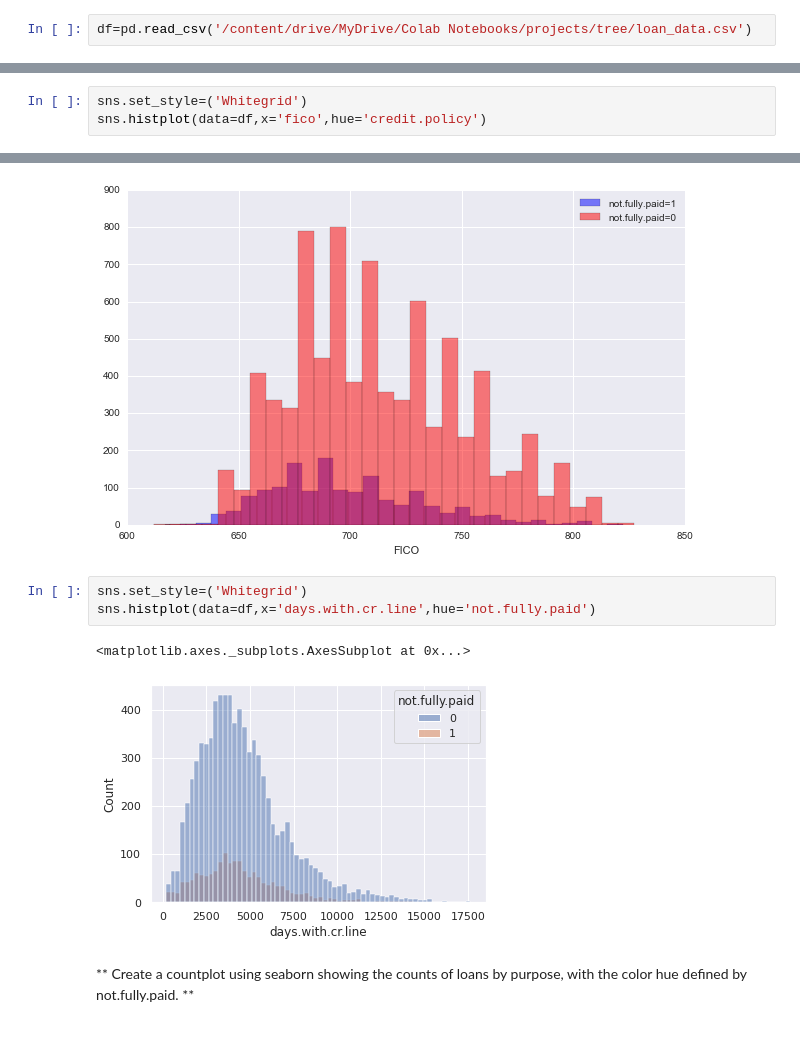
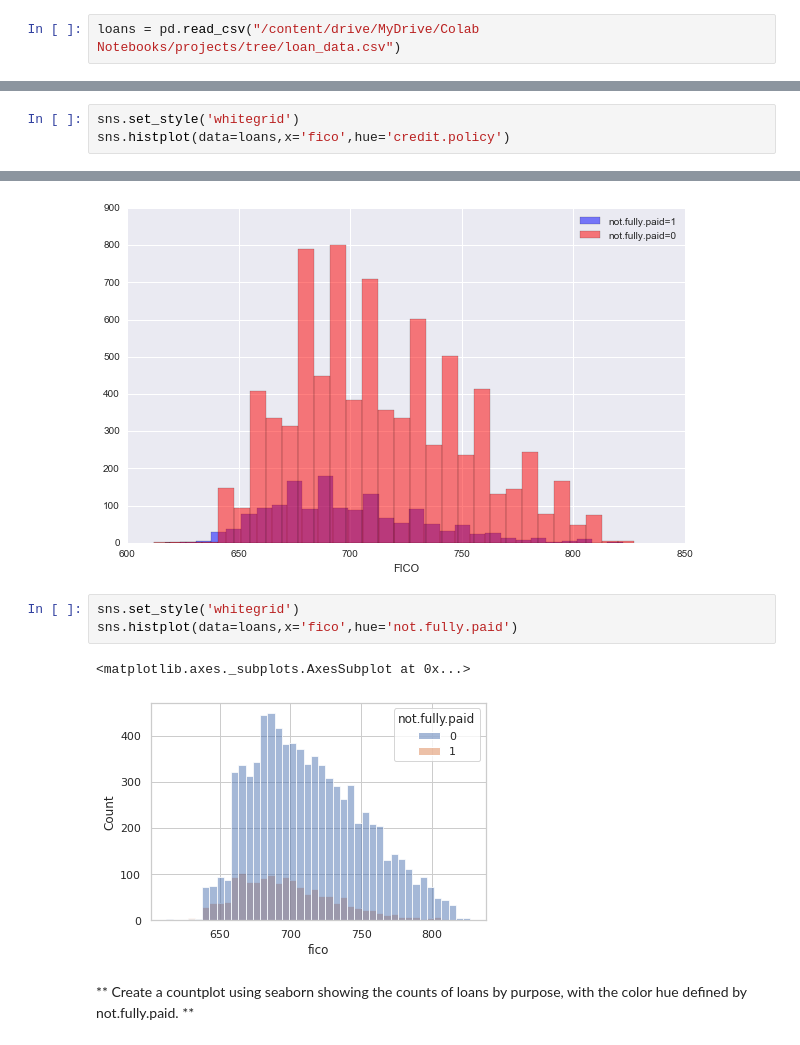
Before and after one commit to leejyy/Assignment, a Jupyter notebook: Decision_Trees_and_Random_Forest_Project.ipynb, the cells around one changed output, grey strips where cells are left out. Drawn from its saved outputs; the diff is of its cells as text.

```diff
--- a/Decision_Trees_and_Random_Forest_Project.ipynb
+++ b/Decision_Trees_and_Random_Forest_Project.ipynb
@@ -39,4 +39,4 @@ sns.set()
 
 ** Use pandas to read loan_data.csv as a dataframe called loans.**
 # %%
-df=pd.read_csv('/content/drive/MyDrive/Colab Notebooks/projects/tree/loan_data.csv')
+loans = pd.read_csv("/content/drive/MyDrive/Colab Notebooks/projects/tree/loan_data.csv")
@@ -91,3 +115,6 @@ Let's do some data visualization! We'll use seaborn and pandas built-in plotting
 ** Create a histogram of two FICO distributions on top of each other, one for each credit.policy outcome.**
 
 *Note: This is pretty tricky, feel free to wait a bit and reference the solutions. You'll probably need one line of code for each histogram, I also recommend just using pandas built in .hist()*
+# %%
+sns.set_style('whitegrid')
+sns.histplot(data=loans,x='fico',hue='credit.policy')
@@ -95,6 +125,3 @@ Let's do some data visualization! We'll use seaborn and pandas built-in plotting
 # %% [output]
 <matplotlib.text.Text at 0x...>
 [figure]
-# %%
-sns.set_style=('Whitegrid')
-sns.histplot(data=df,x='fico',hue='credit.policy')
@@ -108,11 +132,11 @@ sns.histplot(data=df,x='fico',hue='credit.policy')
 <matplotlib.text.Text at 0x...>
 [figure]
 # %%
-sns.set_style=('Whitegrid')
-sns.histplot(data=df,x='days.with.cr.line',hue='not.fully.paid')
+sns.set_style('whitegrid')
+sns.histplot(data=loans,x='fico',hue='not.fully.paid')
 # %% [output]
 <matplotlib.axes._subplots.AxesSubplot at 0x...>
-[figure, old version]
+[figure, new version]
 # %% [markdown]
 ** Create a countplot using seaborn showing the counts of loans by purpose, with the color hue defined by not.fully.paid. **
 # %%
```
Also changed, not shown: parts of 29 cells of this notebook.
